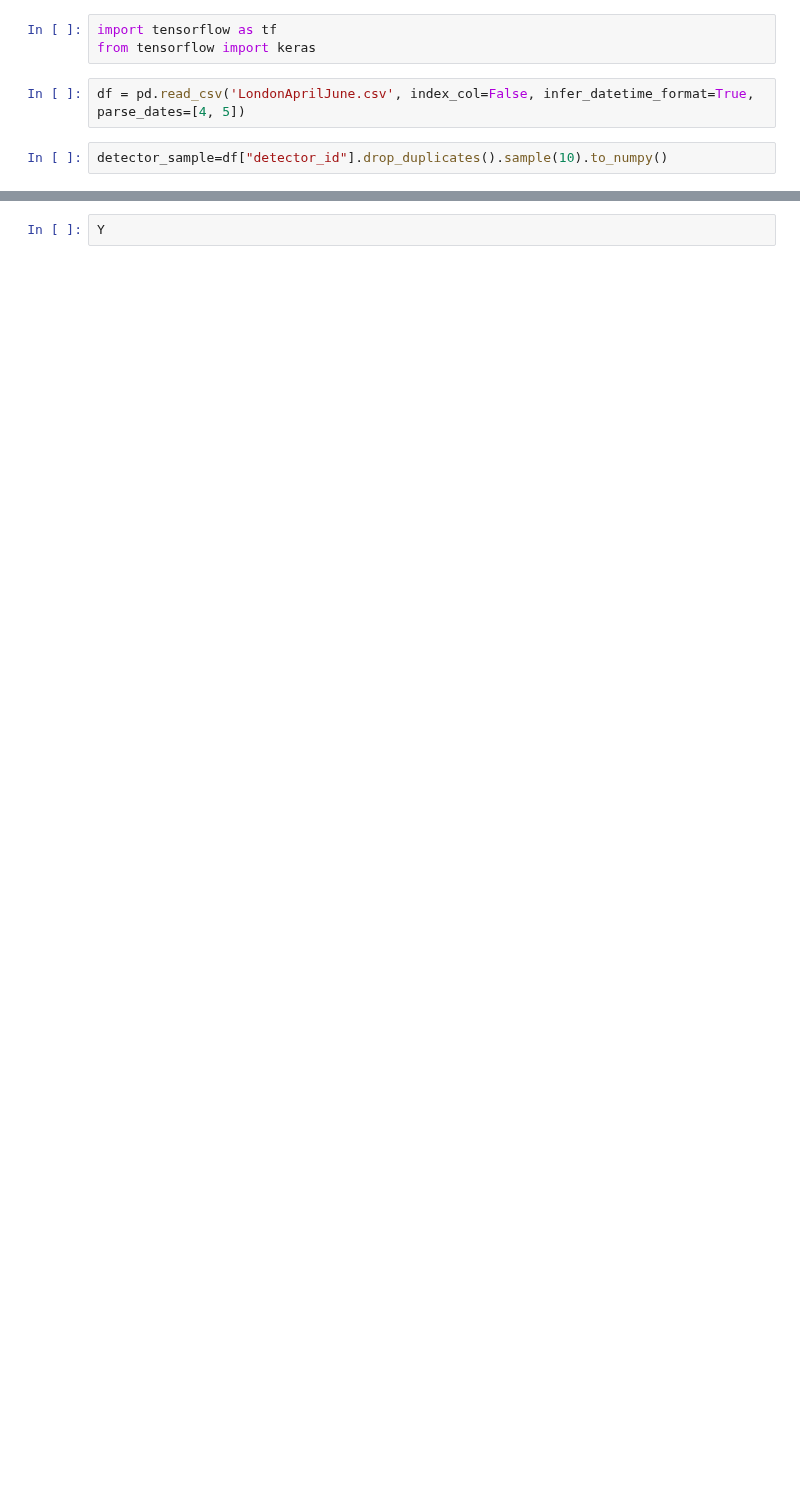
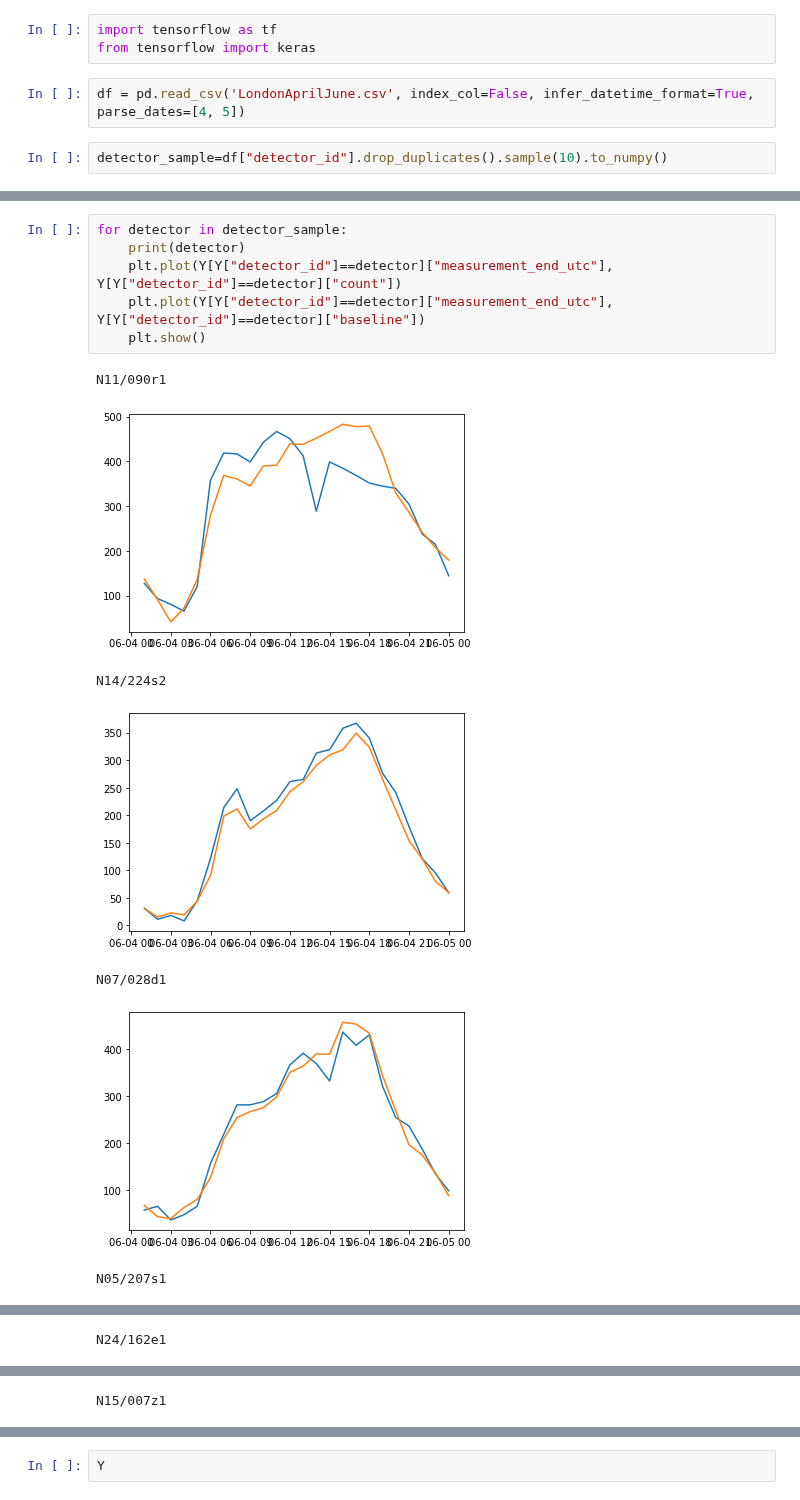
Before and after one commit to TeddyTW/SpatialScan, a Jupyter notebook: notebooks/Untitled.ipynb, the cells around one changed output, grey strips where cells are left out. Cells and saved outputs as stored; diff of their text form; blank space fills up the shorter version.

```diff
--- a/notebooks/Untitled.ipynb
+++ b/notebooks/Untitled.ipynb
@@ -65,0 +49,14 @@ N10/021p1
+# %%
+for detector in detector_sample:
+    print(detector)
+    plt.plot(Y[Y["detector_id"]==detector]["measurement_end_utc"], Y[Y["detector_id"]==detector]["count"])
+    plt.plot(Y[Y["detector_id"]==detector]["measurement_end_utc"], Y[Y["detector_id"]==detector]["baseline"])
+    plt.show()
+# %% [output]
+N11/090r1
+[figure, added]
+N14/224s2
+[figure, added]
+N07/028d1
+[figure, added]
+N05/207s1
@@ -65,0 +64 @@ N10/021p1
+N24/162e1
@@ -65,0 +66 @@ N10/021p1
+N15/007z1
```
Also changed, not shown: parts of 5 cells of this notebook, 6 other files.
